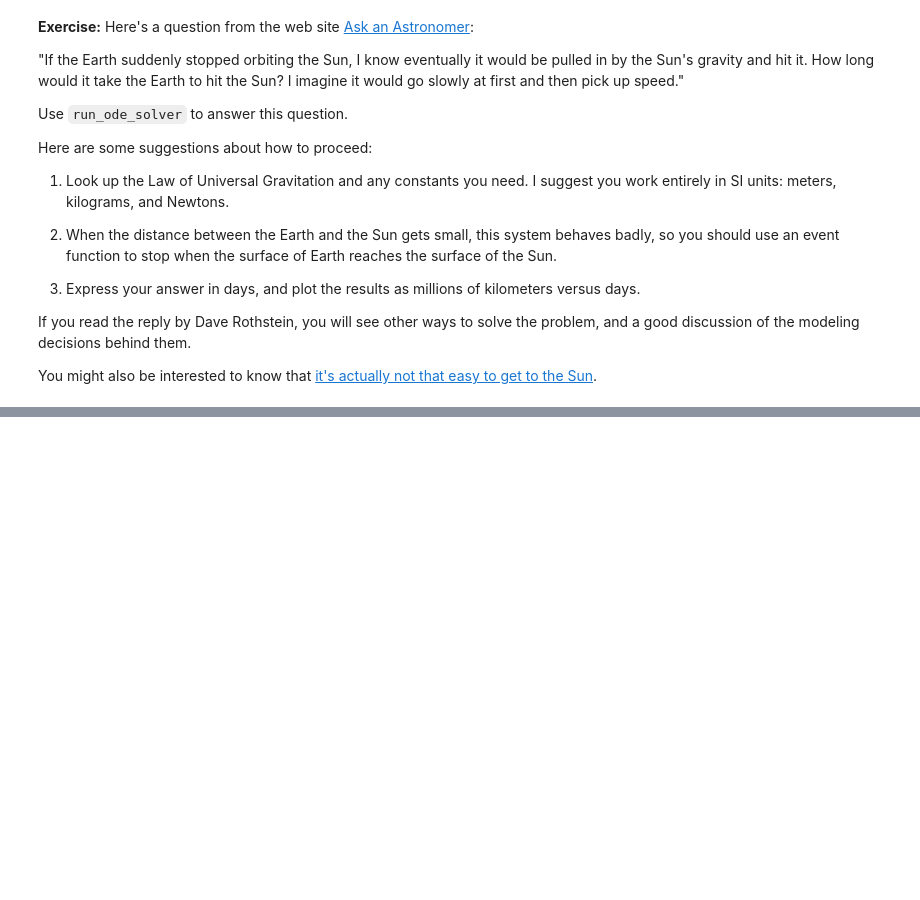
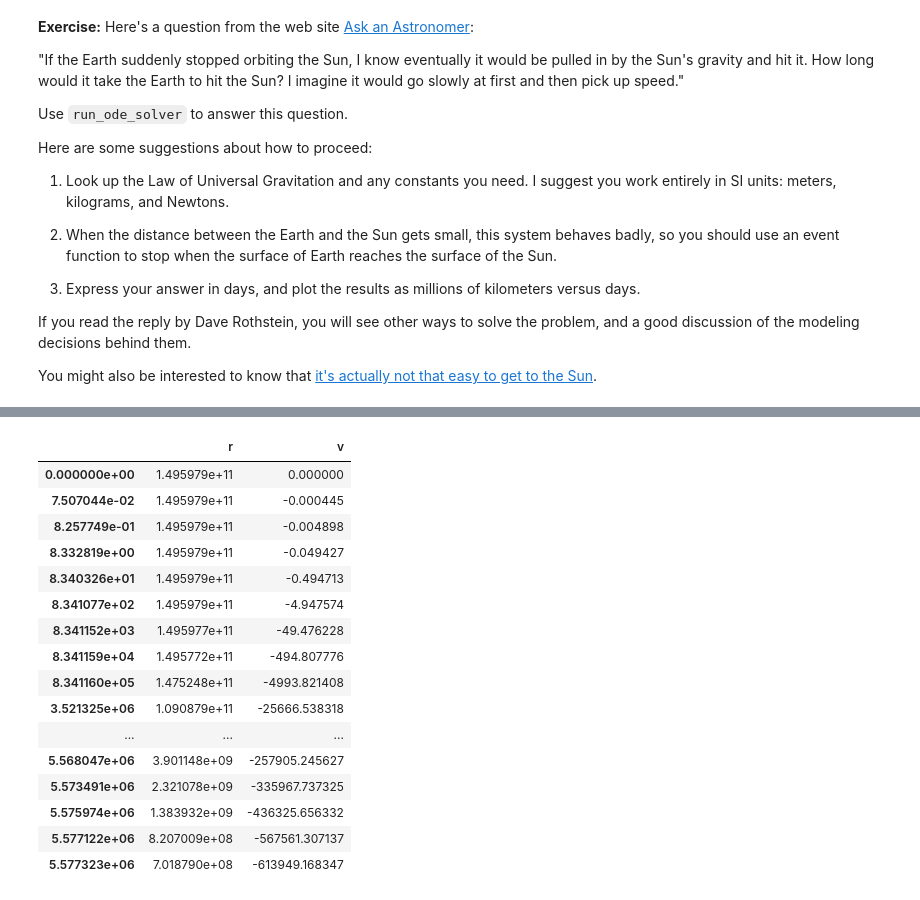
Before and after one commit to hardlyrichie/ModSimPy, a Jupyter notebook: code/chap20.ipynb, the cells around one changed output, grey strips where cells are left out. Drawn from its saved outputs; the diff is of its cells as text; code cells hidden in the pictures; blank space fills up the shorter version.

```diff
--- a/code/chap20.ipynb
+++ b/code/chap20.ipynb
@@ -194,0 +302,32 @@ You might also be interested to know that [it's actually not that easy to get to
+# %%
+def universal_gravitation(state, system):
+    """Computes gravitational force.
+
+    state: State object with position and velocity
+    system: System object with m1, m2, and G
+    """
+
+    r, v = state
+    unpack(system)
+
+    force = G * m1 * m2 / r ** 2
+    return force
+# %%
+def slope_func(state, t, system):
+    """Compute derivatives of the state.
+
+    state: position, velocity
+    t: time
+    system: System object with m1, m2, and G
+
+    returns: derivatives of y and v
+    """
+    r, v = state
+    unpack(system)
+
+    force = universal_gravitation(state, system)
+
+    drdt = v
+    dvdt = -force / m2
+
+    return drdt, dvdt
@@ -194,0 +367,20 @@ You might also be interested to know that [it's actually not that easy to get to
+# %%
+results
+# %% [output]
+|  | r | v |
+| 0.000000e+00 | 1.495979e+11 | 0.000000 |
+| 7.507044e-02 | 1.495979e+11 | -0.000445 |
+| 8.257749e-01 | 1.495979e+11 | -0.004898 |
+| 8.332819e+00 | 1.495979e+11 | -0.049427 |
+| 8.340326e+01 | 1.495979e+11 | -0.494713 |
+| 8.341077e+02 | 1.495979e+11 | -4.947574 |
+| 8.341152e+03 | 1.495977e+11 | -49.476228 |
+| 8.341159e+04 | 1.495772e+11 | -494.807776 |
+| 8.341160e+05 | 1.475248e+11 | -4993.821408 |
+| 3.521325e+06 | 1.090879e+11 | -25666.538318 |
+| ... | ... | ... |
+| 5.568047e+06 | 3.901148e+09 | -257905.245627 |
+| 5.573491e+06 | 2.321078e+09 | -335967.737325 |
+| 5.575974e+06 | 1.383932e+09 | -436325.656332 |
+| 5.577122e+06 | 8.207009e+08 | -567561.307137 |
+| 5.577323e+06 | 7.018790e+08 | -613949.168347 |
```
Also changed, not shown: parts of 44 cells of this notebook, 11 other files.
